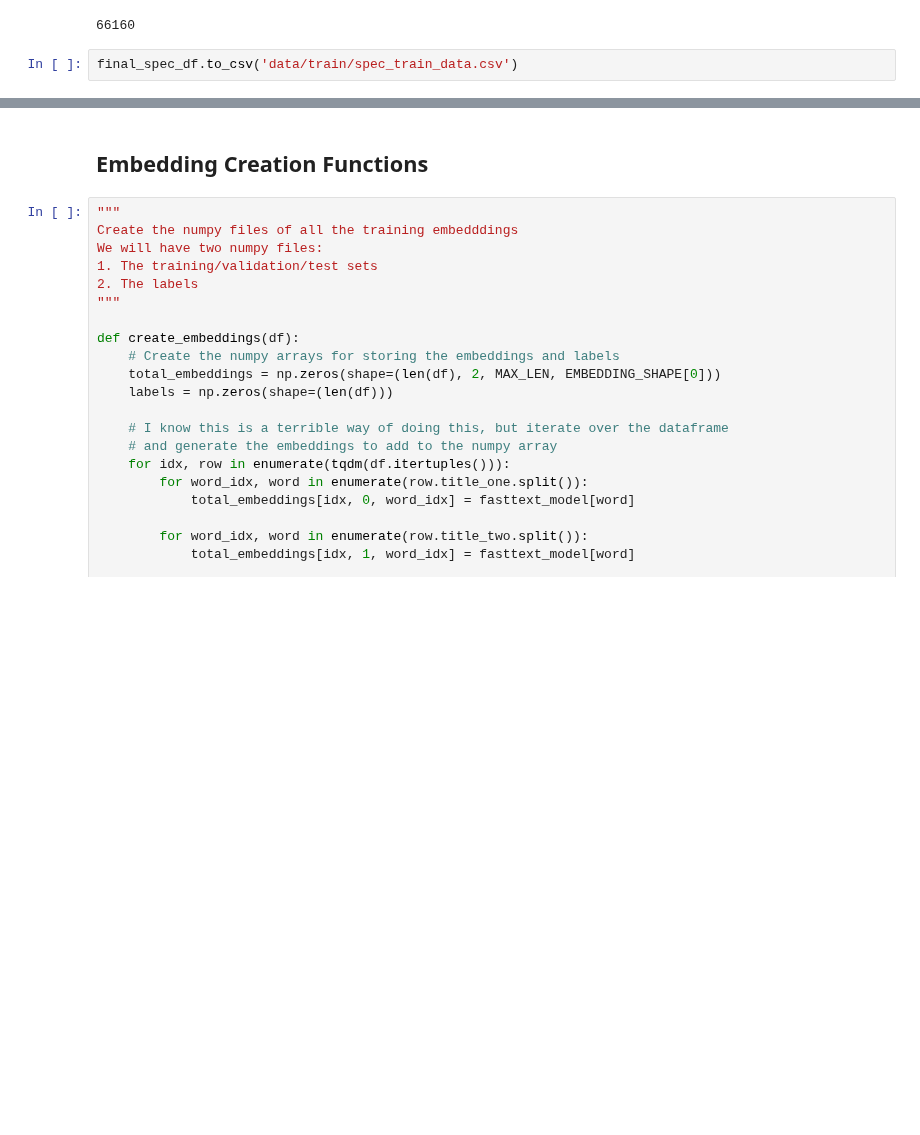
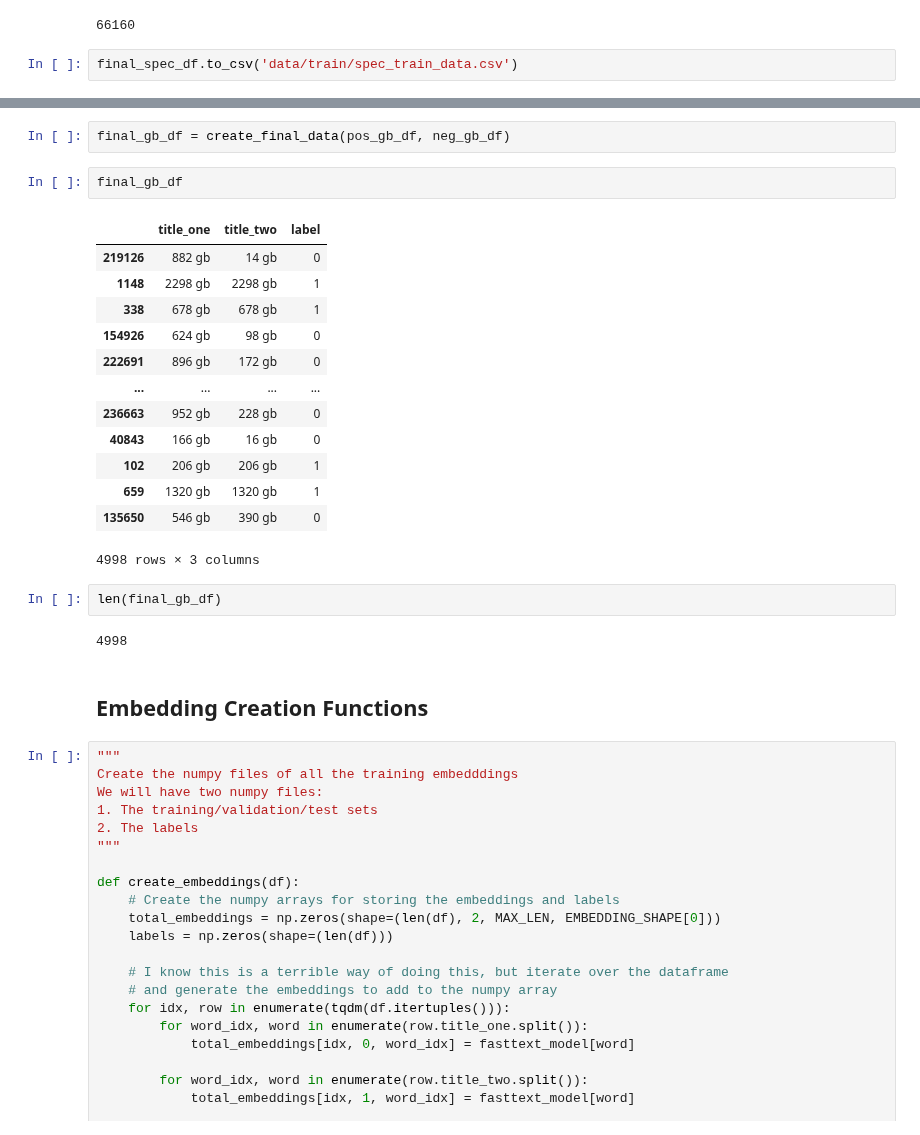
Before and after one commit to Mascerade/supervised-product-matching, a Jupyter notebook: TestingGrounds.ipynb, the cells around one changed output, grey strips where cells are left out. Cells and saved outputs as stored; diff of their text form; blank space fills up the shorter version.

```diff
--- a/TestingGrounds.ipynb
+++ b/TestingGrounds.ipynb
@@ -802,3 +839,25 @@ final_spec_df = pd.from_csv('data/train/spec_train_data.csv')
+# %%
+final_gb_df = create_final_data(pos_gb_df, neg_gb_df)
+# %%
+final_gb_df
+# %% [output]
+|  | title_one | title_two | label |
+| 219126 | 882 gb | 14 gb | 0 |
+| 1148 | 2298 gb | 2298 gb | 1 |
+| 338 | 678 gb | 678 gb | 1 |
+| 154926 | 624 gb | 98 gb | 0 |
+| 222691 | 896 gb | 172 gb | 0 |
+| ... | ... | ... | ... |
+| 236663 | 952 gb | 228 gb | 0 |
+| 40843 | 166 gb | 16 gb | 0 |
+| 102 | 206 gb | 206 gb | 1 |
+| 659 | 1320 gb | 1320 gb | 1 |
+| 135650 | 546 gb | 390 gb | 0 |
+4998 rows × 3 columns
+# %%
+len(final_gb_df)
+# %% [output]
+4998
 # %% [markdown]
 ## Embedding Creation Functions
 # %%
```
Also changed, not shown: parts of 35 cells of this notebook.
